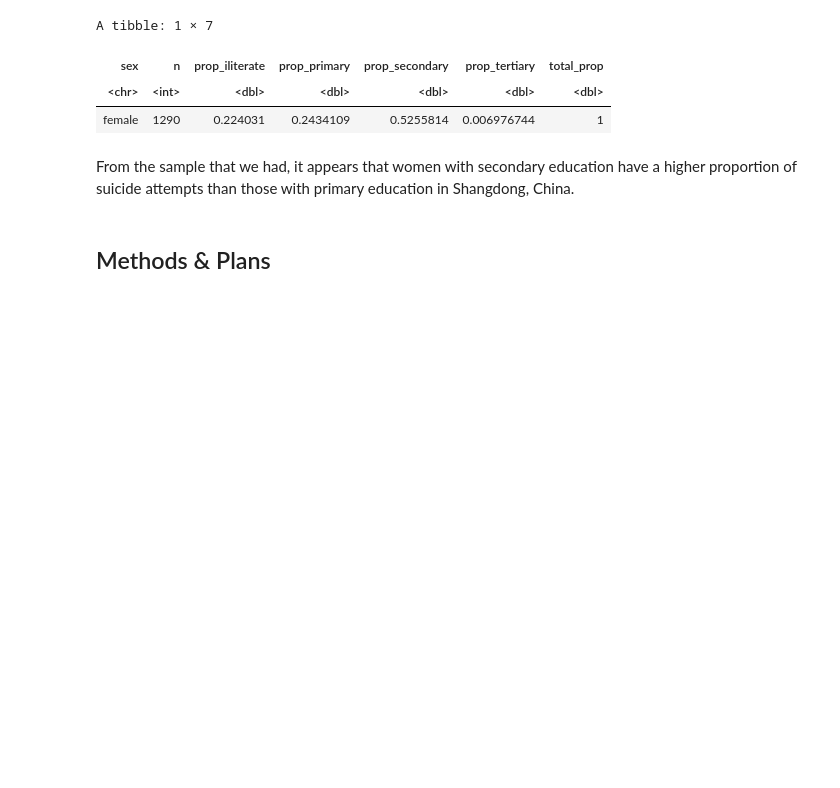
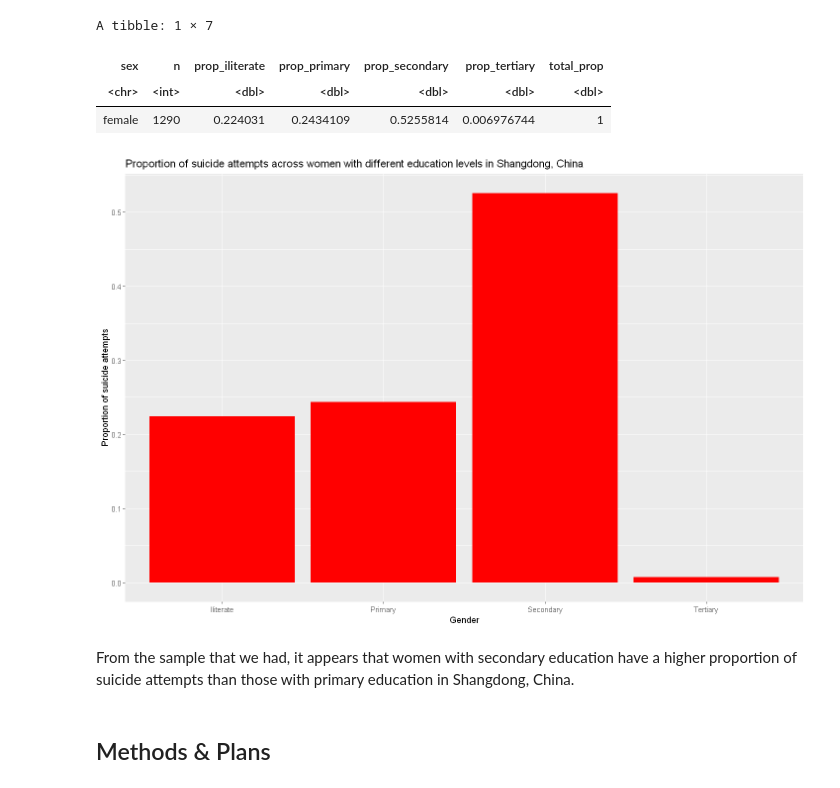
Before and after one commit to msamanthaf/stat201-inference, a Jupyter notebook: Proposal_Group4 (1) (1) (1) (1).ipynb, the cells around one changed output. Saved outputs shown, nothing was run; the diff lists cells and outputs as text; code cells hidden in the pictures; blank space fills up the shorter version.

Commit message:
Added bar plot

```diff
--- a/Proposal_Group4 (1) (1) (1) (1).ipynb
+++ b/Proposal_Group4 (1) (1) (1) (1).ipynb
@@ -157,6 +135,22 @@ A tibble: 1 × 7
 | sex | n | prop_iliterate | prop_primary | prop_secondary | prop_tertiary | total_prop |
 | <chr> | <int> | <dbl> | <dbl> | <dbl> | <dbl> | <dbl> |
 | female | 1290 | 0.224031 | 0.2434109 | 0.5255814 | 0.006976744 | 1 |
+# %%
+prop_values <- data.frame(
+  prop = c("Iliterate", "Primary", "Secondary", "Tertiary"),
+  value = c(prop_table$prop_iliterate, prop_table$prop_primary, prop_table$prop_secondary, prop_table$prop_tertiary)
+)
+
+female_bar_plot <- prop_values |>
+				   ggplot(aes(x = prop, y = value)) +
+    			   geom_bar(stat = "identity", fill = "red") +
+    		       xlab("Gender") +
+				   ylab("Proportion of suicide attempts") +
+				   ggtitle("Proportion of suicide attempts across women with different education levels in Shangdong, China")
+
+female_bar_plot
+# %% [output]
+[figure, added]
 # %% [markdown]
 From the sample that we had, it appears that women with secondary education have a higher proportion of suicide attempts than those with primary education in Shangdong, China.
 # %% [markdown]
```
Also changed, not shown: parts of 5 cells of this notebook.
